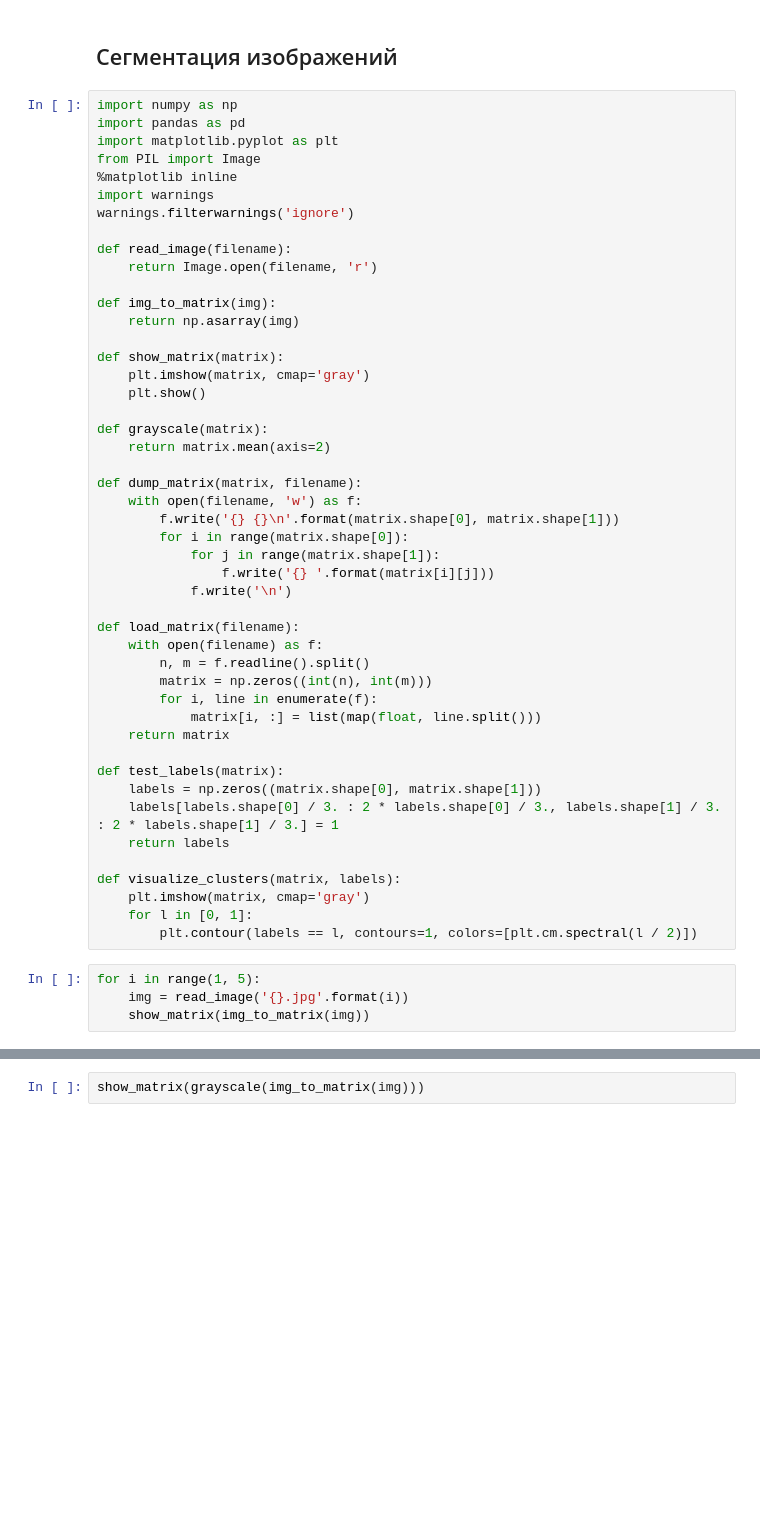
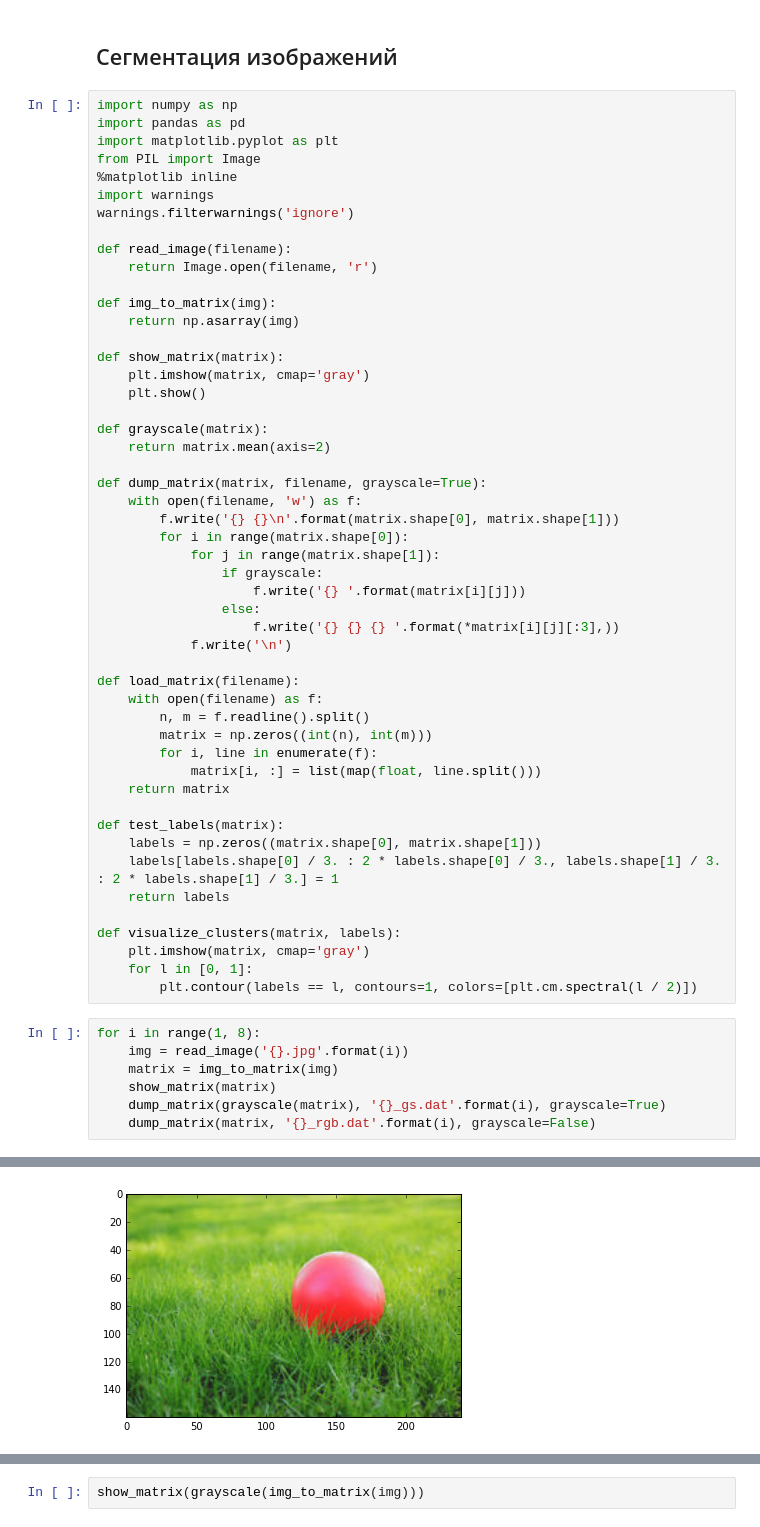
Before and after one commit to tswr/clean_cut, a Jupyter notebook: Segmentation.ipynb, the cells around one changed output, grey strips where cells are left out. Cells and saved outputs as stored; diff of their text form; blank space fills up the shorter version.

Commit message:
Added computed matrices and images

```diff
--- a/Segmentation.ipynb
+++ b/Segmentation.ipynb
@@ -22,12 +22,15 @@ def show_matrix(matrix):
 def grayscale(matrix):
     return matrix.mean(axis=2)
 
-def dump_matrix(matrix, filename):
+def dump_matrix(matrix, filename, grayscale=True):
     with open(filename, 'w') as f:
         f.write('{} {}\n'.format(matrix.shape[0], matrix.shape[1]))
         for i in range(matrix.shape[0]):
             for j in range(matrix.shape[1]):
-                f.write('{} '.format(matrix[i][j]))
+                if grayscale:
+                    f.write('{} '.format(matrix[i][j]))
+                else:
+                    f.write('{} {} {} '.format(*matrix[i][j][:3],))
             f.write('\n')
 
 def load_matrix(filename):
@@ -48,11 +51,15 @@ def visualize_clusters(matrix, labels):
     for l in [0, 1]:
         plt.contour(labels == l, contours=1, colors=[plt.cm.spectral(l / 2)])
 # %%
-for i in range(1, 5):
+for i in range(1, 8):
     img = read_image('{}.jpg'.format(i))
-    show_matrix(img_to_matrix(img))
+    matrix = img_to_matrix(img)
+    show_matrix(matrix)
+    dump_matrix(grayscale(matrix), '{}_gs.dat'.format(i), grayscale=True)
+    dump_matrix(matrix, '{}_rgb.dat'.format(i), grayscale=False)
 # %% [output]
 [figure]
 [figure]
 [figure]
 [figure]
+[figure, added]
```
Also changed, not shown: parts of 1 cell of this notebook, 17 other files.
